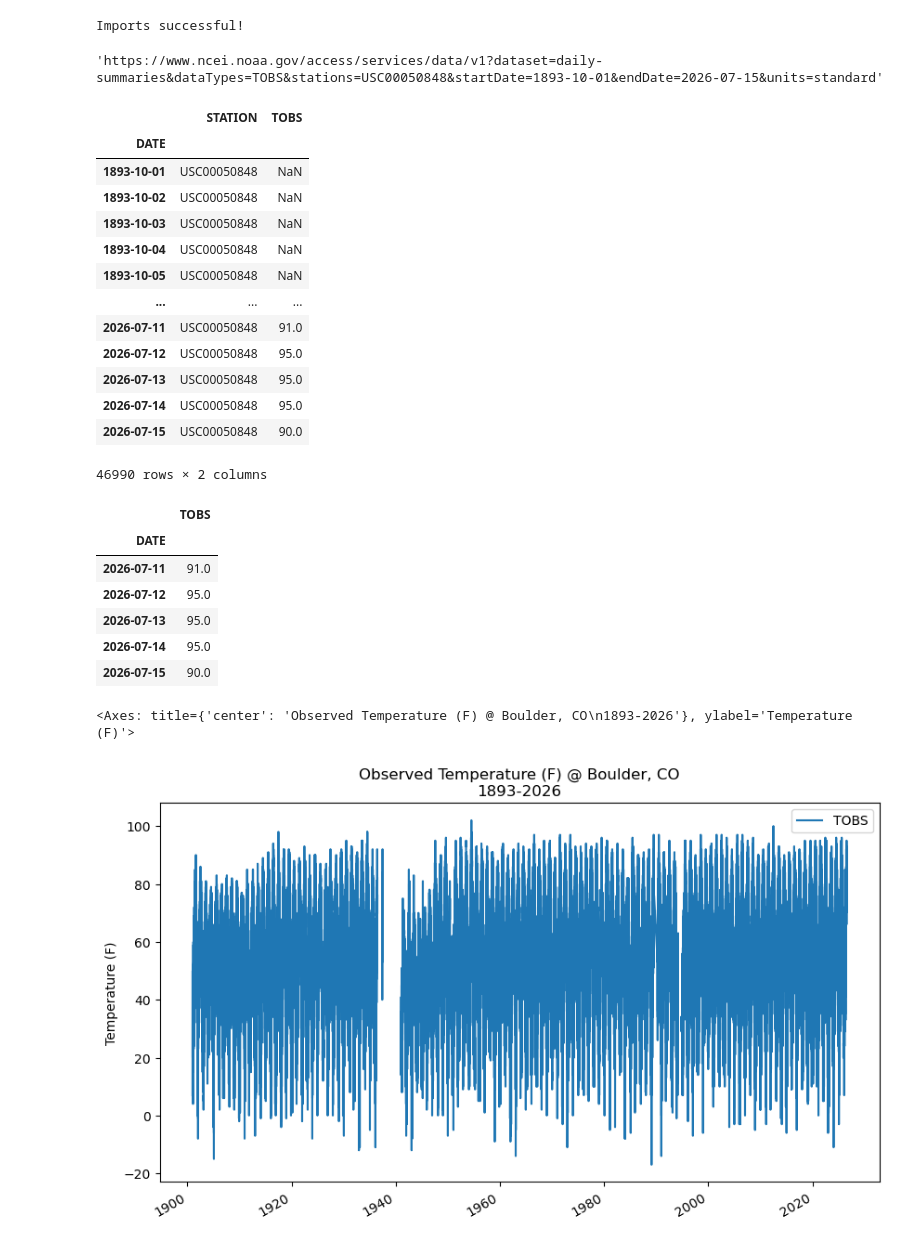
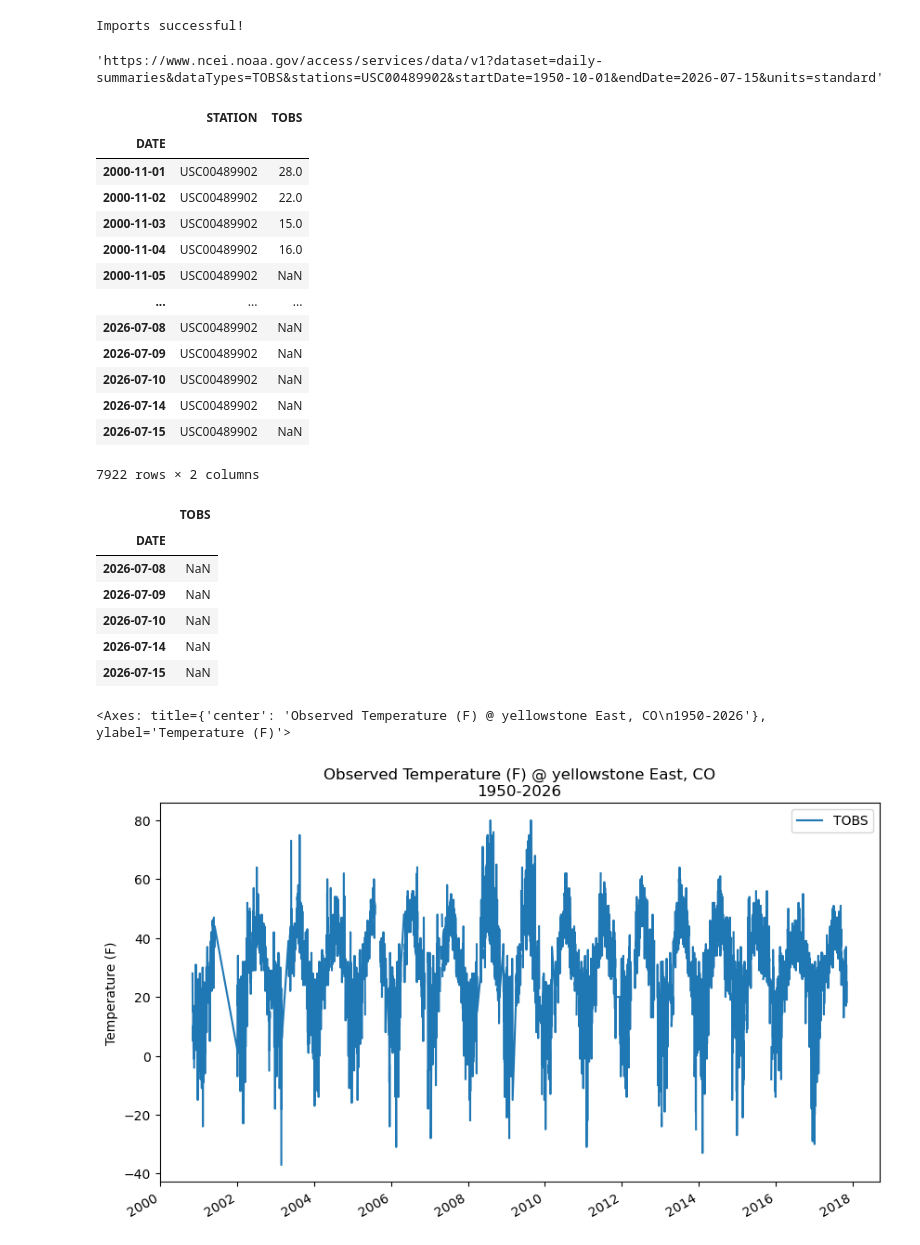
Before and after one commit to cu-esiil-edu/01-climate-Chathu84, a Jupyter notebook: notebooks/climate-data-analysis.ipynb, the cells around one changed output. Cells and saved outputs as stored; diff of their text form; code cells hidden in the pictures.

Commit message:
added Yellowstone to station

```diff
--- a/notebooks/climate-data-analysis.ipynb
+++ b/notebooks/climate-data-analysis.ipynb
@@ -15,61 +15,61 @@ Imports successful!
 ncei_url = ('https://www.ncei.noaa.gov/access/services/data/v1'
            '?dataset=daily-summaries'
            '&dataTypes=TOBS'
-           '&stations=USC00050848'
-           '&startDate=1893-10-01'
+           '&stations=USC00489902'
+           '&startDate=1950-10-01'
            '&endDate=2026-07-15'
            '&units=standard')
 ncei_url
 # %% [output]
-'https://www.ncei.noaa.gov/access/services/data/v1?dataset=daily-summaries&dataTypes=TOBS&stations=USC00050848&startDate=1893-10-01&endDate=2026-07-15&units=standard'
+'https://www.ncei.noaa.gov/access/services/data/v1?dataset=daily-summaries&dataTypes=TOBS&stations=USC00489902&startDate=1950-10-01&endDate=2026-07-15&units=standard'
 # %%
 # Open and clean the data
-boulder_df = pd.read_csv(
+yellowstone_df = pd.read_csv(
     ncei_url,
     na_values=["-99"],
     index_col="DATE",
     parse_dates=["DATE"]
 )
-boulder_df
+yellowstone_df
 # %% [output]
 |  | STATION | TOBS |
 | DATE |  |  |
-| 1893-10-01 | USC00050848 | NaN |
-| 1893-10-02 | USC00050848 | NaN |
-| 1893-10-03 | USC00050848 | NaN |
-| 1893-10-04 | USC00050848 | NaN |
-| 1893-10-05 | USC00050848 | NaN |
+| 2000-11-01 | USC00489902 | 28.0 |
+| 2000-11-02 | USC00489902 | 22.0 |
+| 2000-11-03 | USC00489902 | 15.0 |
+| 2000-11-04 | USC00489902 | 16.0 |
+| 2000-11-05 | USC00489902 | NaN |
 | ... | ... | ... |
-| 2026-07-11 | USC00050848 | 91.0 |
-| 2026-07-12 | USC00050848 | 95.0 |
-| 2026-07-13 | USC00050848 | 95.0 |
-| 2026-07-14 | USC00050848 | 95.0 |
-| 2026-07-15 | USC00050848 | 90.0 |
+| 2026-07-08 | USC00489902 | NaN |
+| 2026-07-09 | USC00489902 | NaN |
+| 2026-07-10 | USC00489902 | NaN |
+| 2026-07-14 | USC00489902 | NaN |
+| 2026-07-15 | USC00489902 | NaN |
-46990 rows × 2 columns
+7922 rows × 2 columns
 # %%
 # Keep only the TOBS column
-boulder_df = boulder_df[["TOBS"]]
-boulder_df.head()
-boulder_df.tail()
+yellowstone_df = yellowstone_df[["TOBS"]]
+yellowstone_df.head()
+yellowstone_df.tail()
 # %% [output]
 |  | TOBS |
 | DATE |  |
-| 2026-07-11 | 91.0 |
-| 2026-07-12 | 95.0 |
-| 2026-07-13 | 95.0 |
-| 2026-07-14 | 95.0 |
-| 2026-07-15 | 90.0 |
+| 2026-07-08 | NaN |
+| 2026-07-09 | NaN |
+| 2026-07-10 | NaN |
+| 2026-07-14 | NaN |
+| 2026-07-15 | NaN |
 # %%
 # Plot data with matplotlib
 fig, ax = plt.subplots(figsize=(10,6))
-boulder_df.plot(y='TOBS',
+yellowstone_df.plot(y='TOBS',
                  ax=ax,
                  ylabel='Temperature (F)',
                  xlabel='',
-                 title='Observed Temperature (F) @ Boulder, CO\n1893-2026')
+                 title='Observed Temperature (F) @ yellowstone East, CO\n1950-2026')
 # plt.show()
 # %% [output]
-<Axes: title={'center': 'Observed Temperature (F) @ Boulder, CO\n1893-2026'}, ylabel='Temperature (F)'>
+<Axes: title={'center': 'Observed Temperature (F) @ yellowstone East, CO\n1950-2026'}, ylabel='Temperature (F)'>
-[figure, old version]
+[figure, new version]
 # %%
 # Take the annual mean of the temperature data
```
Also changed, not shown: parts of 6 cells of this notebook, 1 other file.
